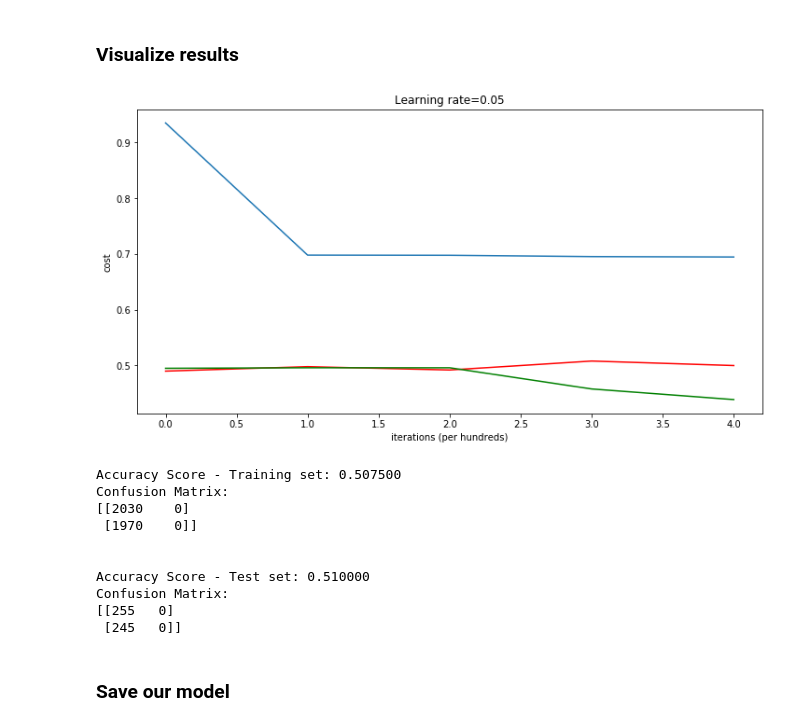
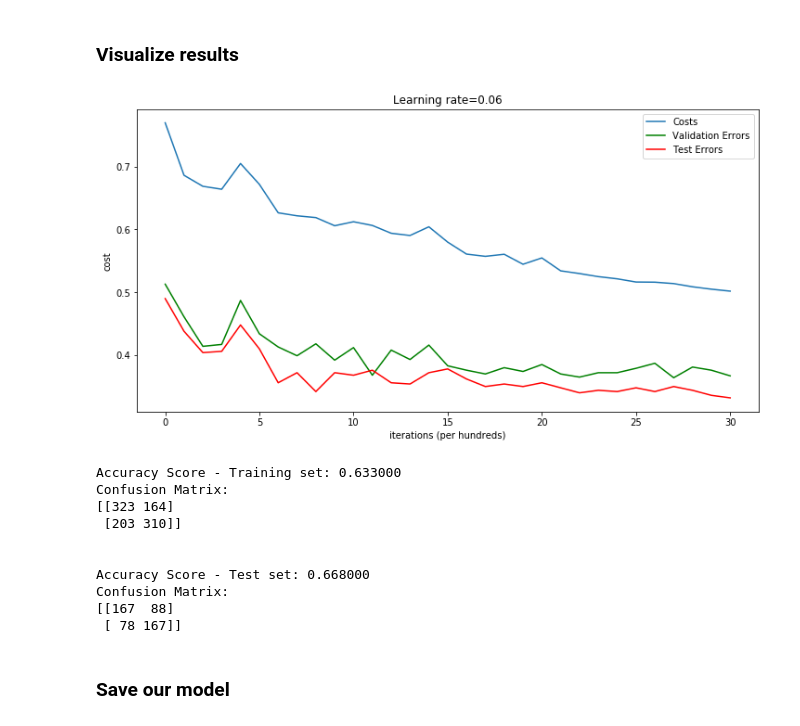
Before and after one commit to jodythai/cats_vs_dogs_dnn, a Jupyter notebook: Fansipan_NeuralNet_for_Dog_Cat_classify_final.ipynb, the cells around one changed output. Cells and saved outputs as stored; diff of their text form; code cells hidden in the pictures.

```diff
--- a/Fansipan_NeuralNet_for_Dog_Cat_classify_final.ipynb
+++ b/Fansipan_NeuralNet_for_Dog_Cat_classify_final.ipynb
@@ -190,9 +191,9 @@ def feed_forward(X, y, param, dims):
     loss = Loss(y, ch['A'+str(k)])
     return ch, loss
 # %%
-def backward(y, ch, param, dims, lr, regulization = None):
+def backward(y, ch, param, dims, lr, regularization = None):
 
-    if regulization == 'l2':
+    if regularization == 'l2':
         regu = 1
     else:
         regu = 0
@@ -297,13 +307,14 @@ y_validation = y_validation.reshape(1, -1)
 X_test = test_set_x_rgb.flatten().reshape((len(test_set_x_rgb),-1)) / 255
 y_test = test_set_y_orig.reshape(1, -1)
 # %%
-num_hidden_layer = 3
-hidden_node_per_layer = 10
-iteration = 500
-learning_rate = 0.05
-batch_size = 64
-regulization = 'l2'
+# num_hidden_layer = 5, hidden_node_per_layer = 50, iteration = 2001, learning_rate = 0.05, batch_size = 128, regularization = 'l2' => train acc: 0.77, test acc: 0.642
+num_hidden_layer = 5
+hidden_node_per_layer = 50
+iteration = 3001
+learning_rate = 0.06
+batch_size = 128
+regularization = 'l2'
 random_method = 'randn'
 
-best_param, reports = deep_neural_net(X_train, y_train, num_hidden_layer, hidden_node_per_layer, iteration, learning_rate, batch_size, regulization, random_method)
+best_param, reports = deep_neural_net(X_train, y_train, num_hidden_layer, hidden_node_per_layer, iteration, learning_rate, batch_size, regularization, random_method)
 # %% [output]
@@ -322,37 +340,38 @@ Validation set accuracy score:  0.561
 # %%
 # plot the cost
 fig, ax = plt.subplots(figsize=[12, 6])
-plt.plot(reports['costs'])
-plt.plot(reports['test_errors'], c='r')
-plt.plot(reports['validation_errors'], c='g')
+line_costs, = plt.plot(reports['costs'])
+line_val_errors, = plt.plot(reports['validation_errors'], c='g')
+line_test_errors, = plt.plot(reports['test_errors'], c='r')
 plt.ylabel('cost')
 plt.xlabel('iterations (per hundreds)')
-plt.title('Learning rate=' + str(lr) )
+plt.title('Learning rate=' + str(learning_rate) )
+plt.legend([line_costs, line_val_errors, line_test_errors], ['Costs', 'Validation Errors', 'Test Errors'])
 plt.show()
 
 # show accuracy scores
-param, dims = Init_layer(X_train, y_train, num_hidden_layer, hidden_node_per_layer, method=random_method)
-predictions = predict(X_train, y_train, param, dims)
-print("Accuracy Score - Training set: %f" % accuracy_score(y_train[0], predictions[0]))
+param, dims = Init_layer(X_validation, y_validation, num_hidden_layer, hidden_node_per_layer, method=random_method)
+predictions = predict(X_validation, y_validation, best_param, dims)
+print("Accuracy Score - Training set: %f" % accuracy_score(y_validation[0], predictions[0]))
 print("Confusion Matrix:")
-print(confusion_matrix(y_train[0], predictions[0]))
+print(confusion_matrix(y_validation[0], predictions[0]))
 print('\n')
-predictions = predict(X_test, y_test, param, dims)
-print("Accuracy Score - Test set: %f" % accuracy_score(y_test[0], predictions[0]))
+test_predictions = predict(X_test, y_test, best_param, dims)
+print("Accuracy Score - Test set: %f" % accuracy_score(y_test[0], test_predictions[0]))
 print("Confusion Matrix:")
-print(confusion_matrix(y_test[0], predictions[0]))
+print(confusion_matrix(y_test[0], test_predictions[0]))
 # %% [output]
-[figure, old version]
+[figure, new version]
-Accuracy Score - Training set: 0.507500
+Accuracy Score - Training set: 0.633000
 Confusion Matrix:
-[[2030    0]
- [1970    0]]
+[[323 164]
+ [203 310]]
 
 
-Accuracy Score - Test set: 0.510000
+Accuracy Score - Test set: 0.668000
 Confusion Matrix:
-[[255   0]
- [245   0]]
+[[167  88]
+ [ 78 167]]
 # %% [markdown]
 ### Save our model
 # %%
```
Also changed, not shown: parts of 16 cells of this notebook, 5 other files.
